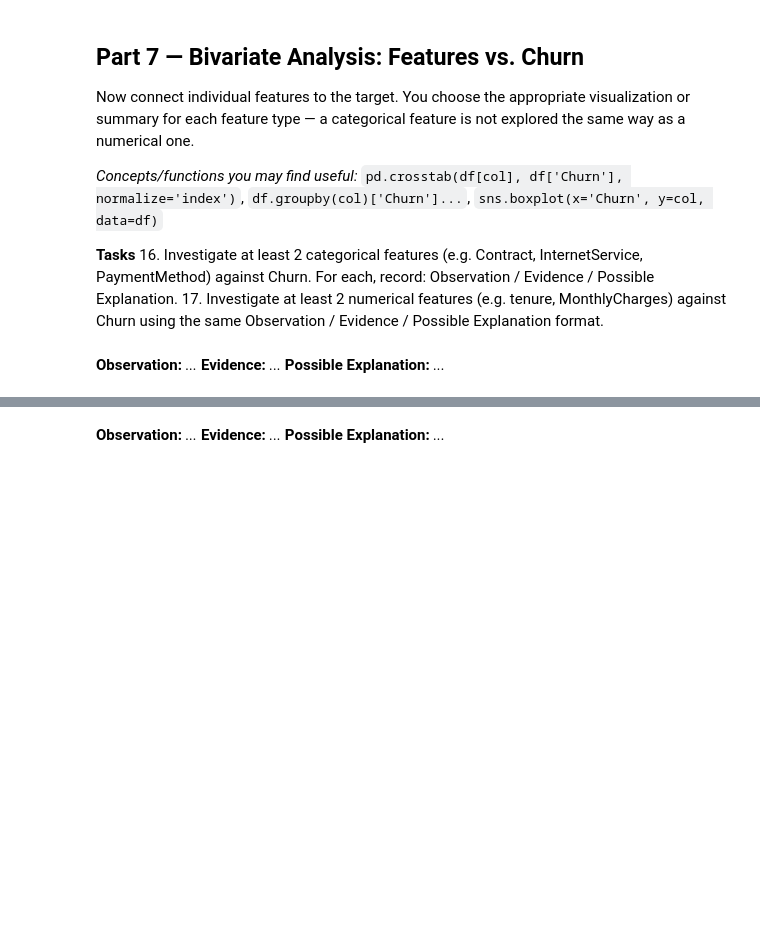
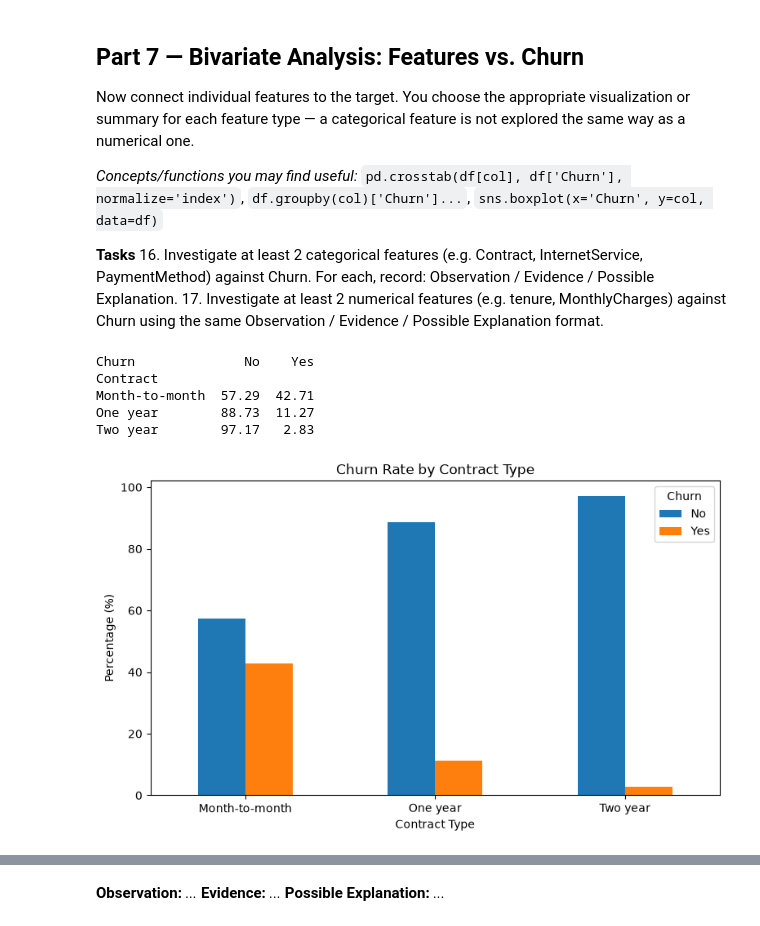
Before and after one commit to arshadalikhokhar05-sketch/machine-learning-data-preprocessing-lab, a Jupyter notebook: Lab2_Data_Cleaning_EDA_Template.ipynb, the cells around one changed output, grey strips where cells are left out. Drawn from its saved outputs; the diff is of its cells as text; code cells hidden in the pictures; blank space fills up the shorter version.

Commit message:
task 16 completed Categorical Features vs Churn

```diff
--- a/Lab2_Data_Cleaning_EDA_Template.ipynb
+++ b/Lab2_Data_Cleaning_EDA_Template.ipynb
@@ -492,7 +492,27 @@ Now connect individual features to the target. You choose the appropriate visual
 17. Investigate at least 2 numerical features (e.g. tenure, MonthlyCharges) against Churn using the same Observation / Evidence / Possible Explanation format.
 # %%
 # Task 16 — categorical feature 1 vs Churn
+contract_churn = pd.crosstab(
+    clean_df["Contract"],
+    clean_df["Churn"],
+    normalize="index"
+) * 100
+
+print(contract_churn.round(2))
+# %% [output]
+Churn              No    Yes
+Contract
+Month-to-month  57.29  42.71
+One year        88.73  11.27
+Two year        97.17   2.83
-# %% [markdown]
-**Observation:** _..._
-**Evidence:** _..._
-**Possible Explanation:** _..._
+# %%
+contract_churn.plot(kind="bar", figsize=(9, 5))
+
+plt.xlabel("Contract Type")
+plt.ylabel("Percentage (%)")
+plt.title("Churn Rate by Contract Type")
+plt.xticks(rotation=0)
+plt.legend(title="Churn")
+plt.show()
+# %% [output]
+[figure, added]
```
Also changed, not shown: parts of 5 cells of this notebook.
